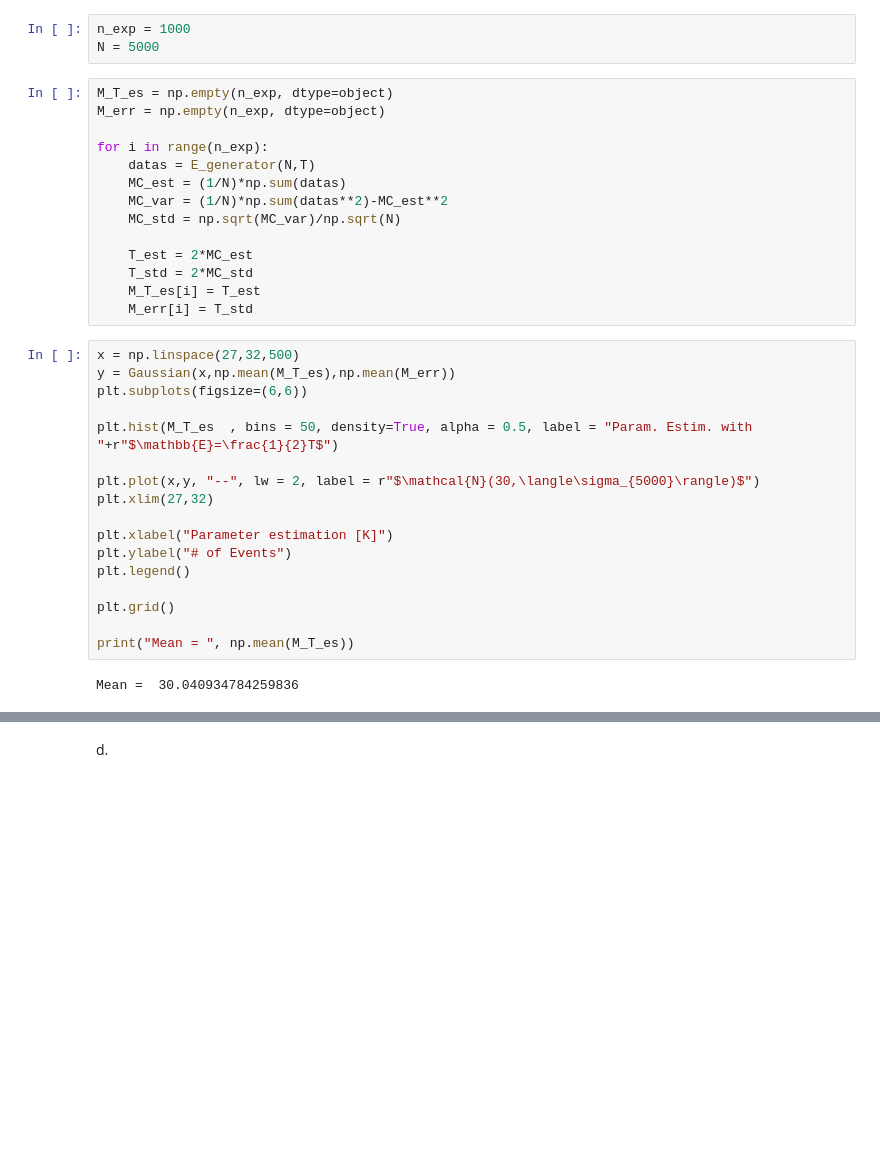
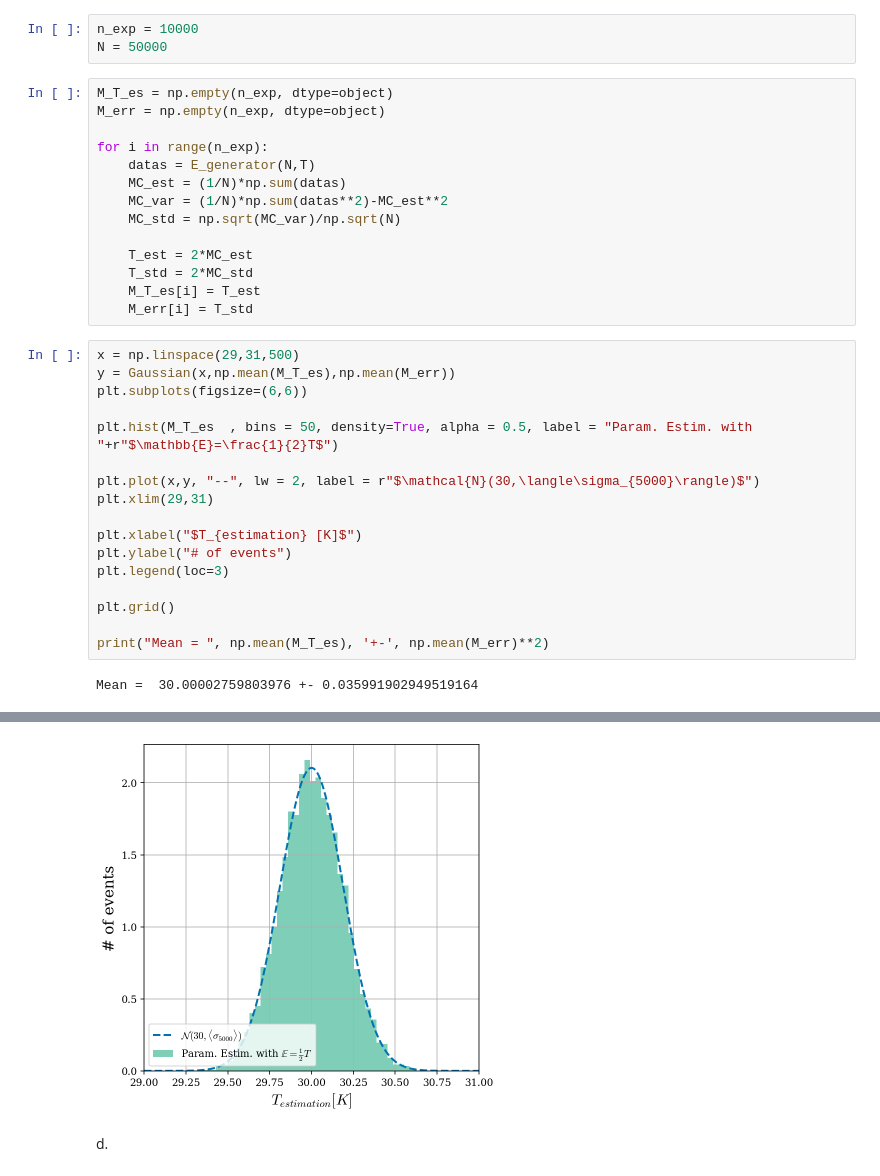
Before and after one commit to antoninvapa/M-thodStat, a Jupyter notebook: Final Project/Exam_I.ipynb, the cells around one changed output, grey strips where cells are left out. Drawn from its saved outputs; the diff is of its cells as text; blank space fills up the shorter version.

```diff
--- a/Final Project/Exam_I.ipynb
+++ b/Final Project/Exam_I.ipynb
@@ -893,8 +892,8 @@ $$
 E_f= \int_0^{150} e\cdot f(e) de \approx \dfrac{1}{N}\sum_{i=1}^N h(e_i)
 $$
 # %%
-n_exp = 1000
-N = 5000
+n_exp = 10000
+N = 50000
 # %%
 M_T_es = np.empty(n_exp, dtype=object)
 M_err = np.empty(n_exp, dtype=object)
@@ -910,21 +909,21 @@ for i in range(n_exp):
     M_T_es[i] = T_est
     M_err[i] = T_std
 # %%
-x = np.linspace(27,32,500)
+x = np.linspace(29,31,500)
 y = Gaussian(x,np.mean(M_T_es),np.mean(M_err))
 plt.subplots(figsize=(6,6))
 
 plt.hist(M_T_es  , bins = 50, density=True, alpha = 0.5, label = "Param. Estim. with "+r"$\mathbb{E}=\frac{1}{2}T$")
 
 plt.plot(x,y, "--", lw = 2, label = r"$\mathcal{N}(30,\langle\sigma_{5000}\rangle)$")
-plt.xlim(27,32)
+plt.xlim(29,31)
 
-plt.xlabel("Parameter estimation [K]")
-plt.ylabel("# of Events")
-plt.legend()
+plt.xlabel("$T_{estimation} [K]$")
+plt.ylabel("# of events")
+plt.legend(loc=3)
 
 plt.grid()
 
-print("Mean = ", np.mean(M_T_es))
+print("Mean = ", np.mean(M_T_es), '+-', np.mean(M_err)**2)
 # %% [output]
-Mean =  30.040934784259836
+Mean =  30.00002759803976 +- 0.035991902949519164
@@ -932,3 +930,4 @@ Mean =  30.040934784259836
+[figure, added]
 # %% [markdown]
 d.
 # %%
```
Also changed, not shown: parts of 5 cells of this notebook.
